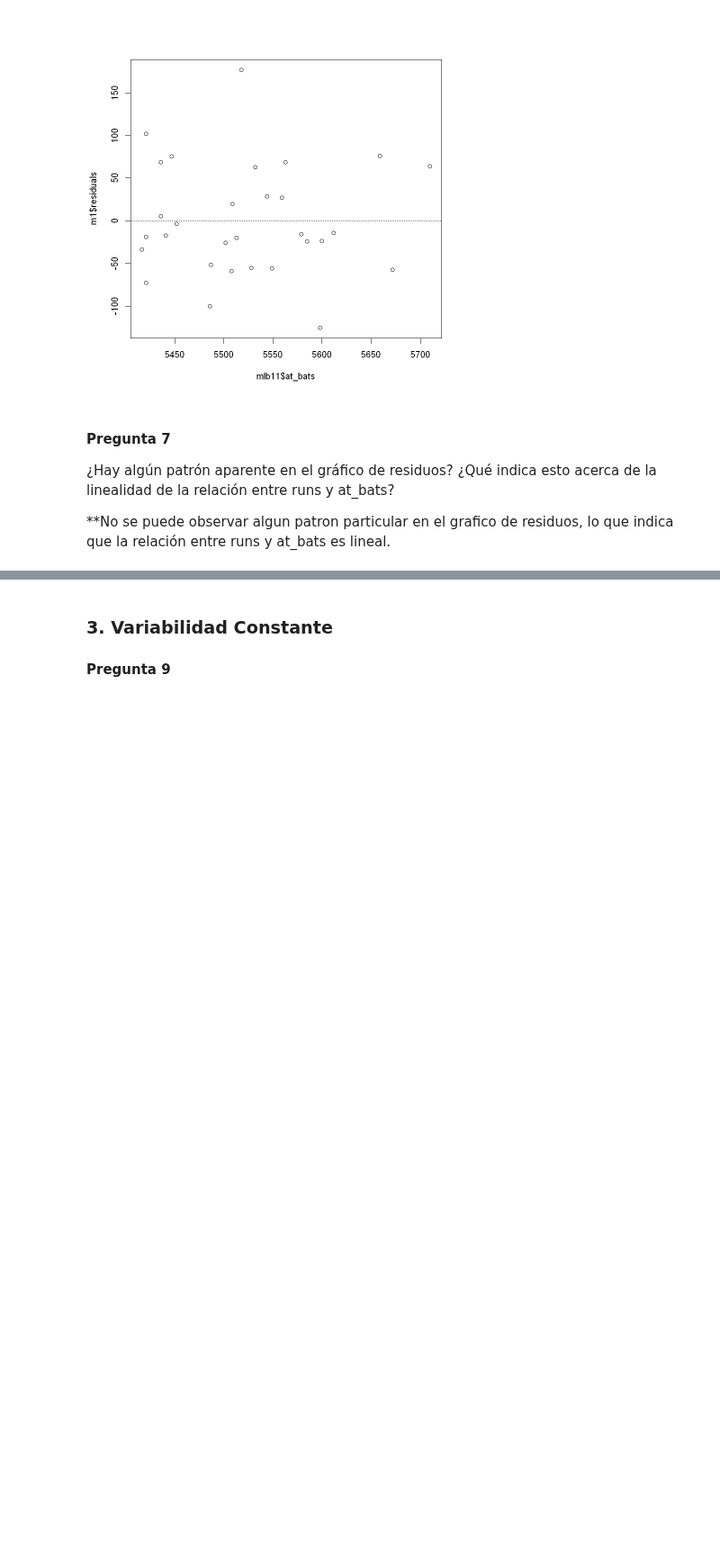
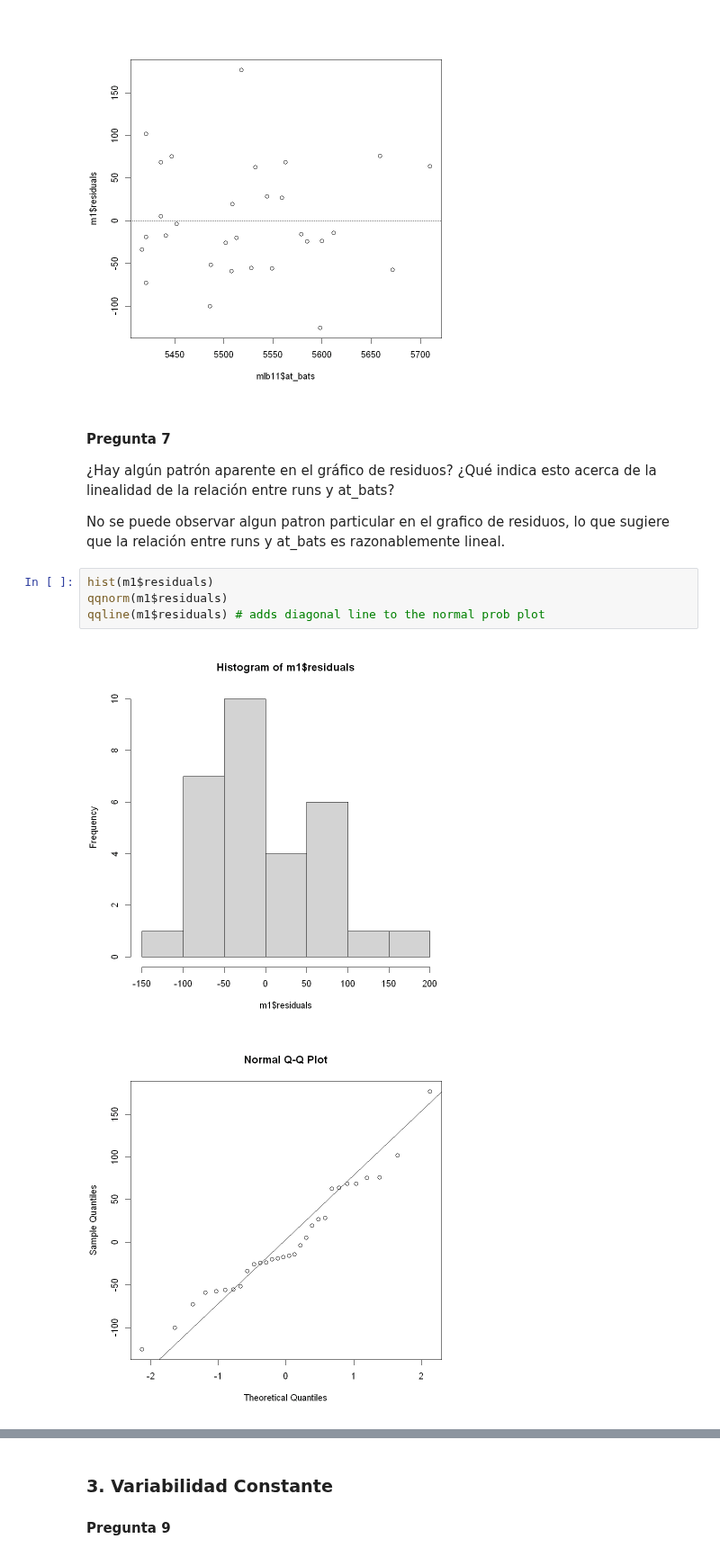
Before and after one commit to cerillo2808/Experimentos_TempName, a Jupyter notebook: AC5-Regresión-Lineal/AC5-Regresión-Lineal.ipynb, the cells around one changed output, grey strips where cells are left out. Shown at 90% size. Saved outputs shown, nothing was run; the diff lists cells and outputs as text; blank space fills up the shorter version.

```diff
--- a/AC5-Regresión-Lineal/AC5-Regresión-Lineal.ipynb
+++ b/AC5-Regresión-Lineal/AC5-Regresión-Lineal.ipynb
@@ -94,4 +134,11 @@ abline(h = 0, lty = 3) # adds a horizontal dashed line at y = 0
 ¿Hay algún patrón aparente en el gráfico de residuos? ¿Qué indica esto acerca de la
 linealidad de la relación entre runs y at_bats?
 
-**No se puede observar algun patron particular en el grafico de residuos, lo que indica que la relación entre runs y at_bats es lineal.
+No se puede observar algun patron particular en el grafico de residuos, lo que sugiere que la relación entre runs y at_bats es razonablemente lineal.
+# %%
+hist(m1$residuals)
+qqnorm(m1$residuals)
+qqline(m1$residuals) # adds diagonal line to the normal prob plot
+# %% [output]
+[figure, added]
+[figure, added]
```
Also changed, not shown: parts of 23 cells of this notebook.
